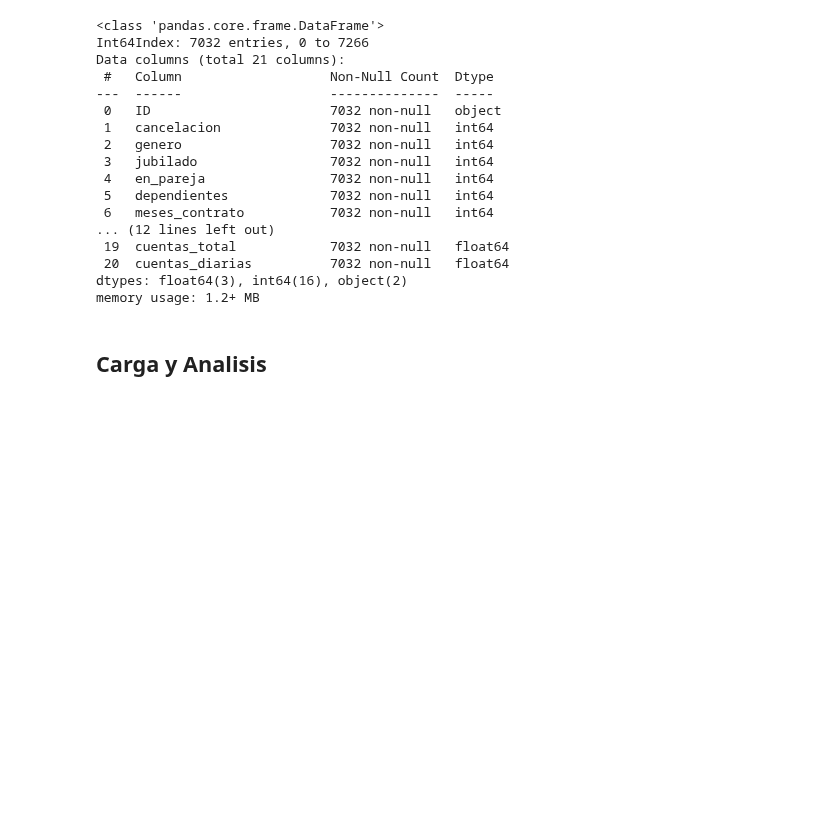
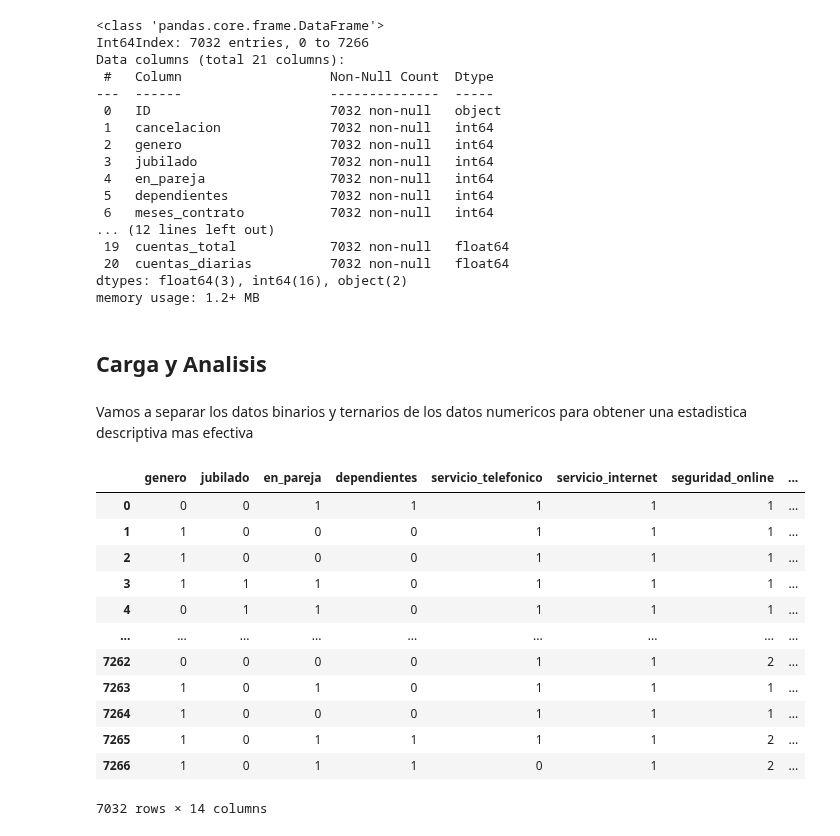
Before and after one commit to jbernalg/challenge_TelecomX, a Jupyter notebook: challenge_telecomx.ipynb, the cells around one changed output. Saved outputs shown, nothing was run; the diff lists cells and outputs as text; code cells hidden in the pictures; blank space fills up the shorter version.

```diff
--- a/challenge_telecomx.ipynb
+++ b/challenge_telecomx.ipynb
@@ -527,3 +527,23 @@ dtypes: float64(3), int64(16), object(2)
 memory usage: 1.2+ MB
 # %% [markdown]
 ## Carga y Analisis
+# %% [markdown]
+Vamos a separar los datos binarios y ternarios de los datos numericos para obtener una estadistica descriptiva mas efectiva
+# %%
+var_bin = ['genero', 'jubilado', 'en_pareja', 'dependientes', 'servicio_telefonico', 'servicio_internet', 'seguridad_online', 'respaldo_online', 'proteccion_dispositivo', 'soporte_efectivo', 'Streaming_TV', 'Streaming_peliculas', 'tipo_contrato', 'facturacion_electronica']
+df_bin = df_exp[var_bin]
+df_bin
+# %% [output]
+|  | genero | jubilado | en_pareja | dependientes | servicio_telefonico | servicio_internet | seguridad_online | ... |
+| 0 | 0 | 0 | 1 | 1 | 1 | 1 | 1 | ... |
+| 1 | 1 | 0 | 0 | 0 | 1 | 1 | 1 | ... |
+| 2 | 1 | 0 | 0 | 0 | 1 | 1 | 1 | ... |
+| 3 | 1 | 1 | 1 | 0 | 1 | 1 | 1 | ... |
+| 4 | 0 | 1 | 1 | 0 | 1 | 1 | 1 | ... |
+| ... | ... | ... | ... | ... | ... | ... | ... | ... |
+| 7262 | 0 | 0 | 0 | 0 | 1 | 1 | 2 | ... |
+| 7263 | 1 | 0 | 1 | 0 | 1 | 1 | 1 | ... |
+| 7264 | 1 | 0 | 0 | 0 | 1 | 1 | 1 | ... |
+| 7265 | 1 | 0 | 1 | 1 | 1 | 1 | 2 | ... |
+| 7266 | 1 | 0 | 1 | 1 | 0 | 1 | 2 | ... |
+7032 rows × 14 columns
```
Also changed, not shown: parts of 4 cells of this notebook.
